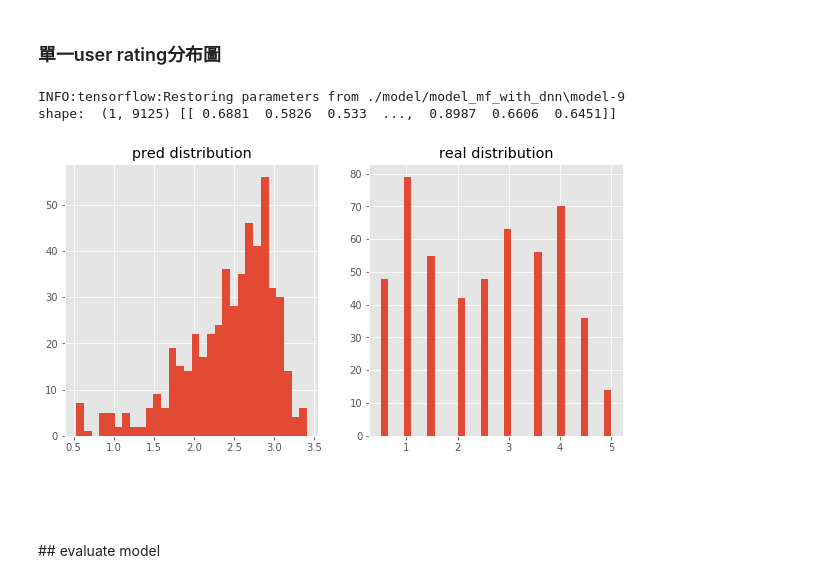
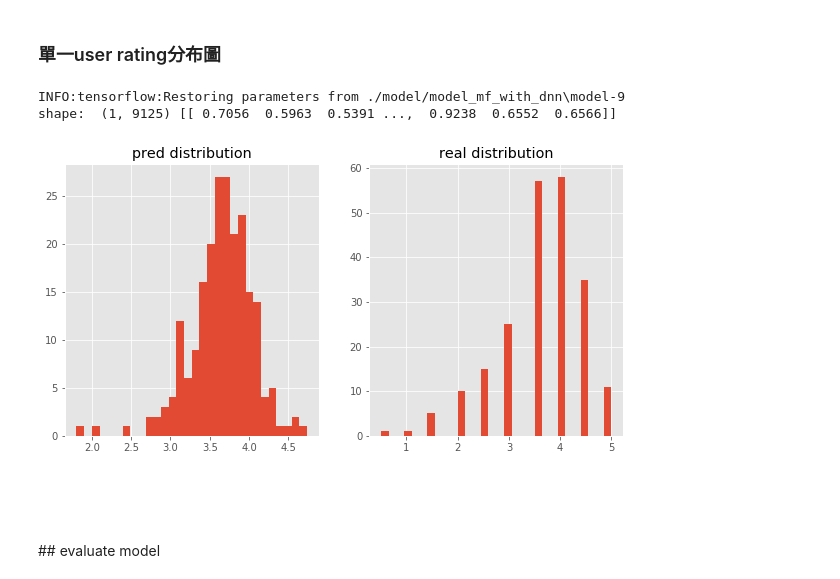
Before and after one commit to CloudMile/recommendation_course, a Jupyter notebook: reco_model_mf_dnn.ipynb, the cells around one changed output. Cells and saved outputs as stored; diff of their text form; code cells hidden in the pictures.

```diff
--- a/reco_model_mf_dnn.ipynb
+++ b/reco_model_mf_dnn.ipynb
@@ -507,24 +507,24 @@ pd.DataFrame(items).head()
 # %%
 from sklearn.preprocessing import minmax_scale
 
 # user id from 0 ~ 670
-uid = 14
+uid = 22
 u_queries, movies_meta = list(user_item_data(trProcessed, [uid], movie_trans))[0]
 with tf.Session(graph=model.graph) as sess:
     pred = model.predict(sess, u_queries, movies_meta)
 print("shape: ", pred.shape, minmax_scale(pred.T).T)
 
 nnzCoord = teRatingMat[uid].nonzero()
 f, ax = plt.subplots(1, 2, figsize=(10, 5))
 ax[0].set_title("pred distribution")
 pd.Series(pred.ravel()[nnzCoord]).hist(bins=30, ax=ax[0])
 ax[1].set_title("real distribution")
 pd.Series(map(lambda e: e, teRatingMat[uid][nnzCoord])).hist(bins=30, ax=ax[1])
 plt.show()
 # %% [output]
 INFO:tensorflow:Restoring parameters from ./model/model_mf_with_dnn\model-9
-shape:  (1, 9125) [[ 0.6881  0.5826  0.533  ...,  0.8987  0.6606  0.6451]]
+shape:  (1, 9125) [[ 0.7056  0.5963  0.5391 ...,  0.9238  0.6552  0.6566]]
-[figure, old version]
+[figure, new version]
 # %% [markdown]
 <br/>
 <br/>
```
Also changed, not shown: 2 other files.
